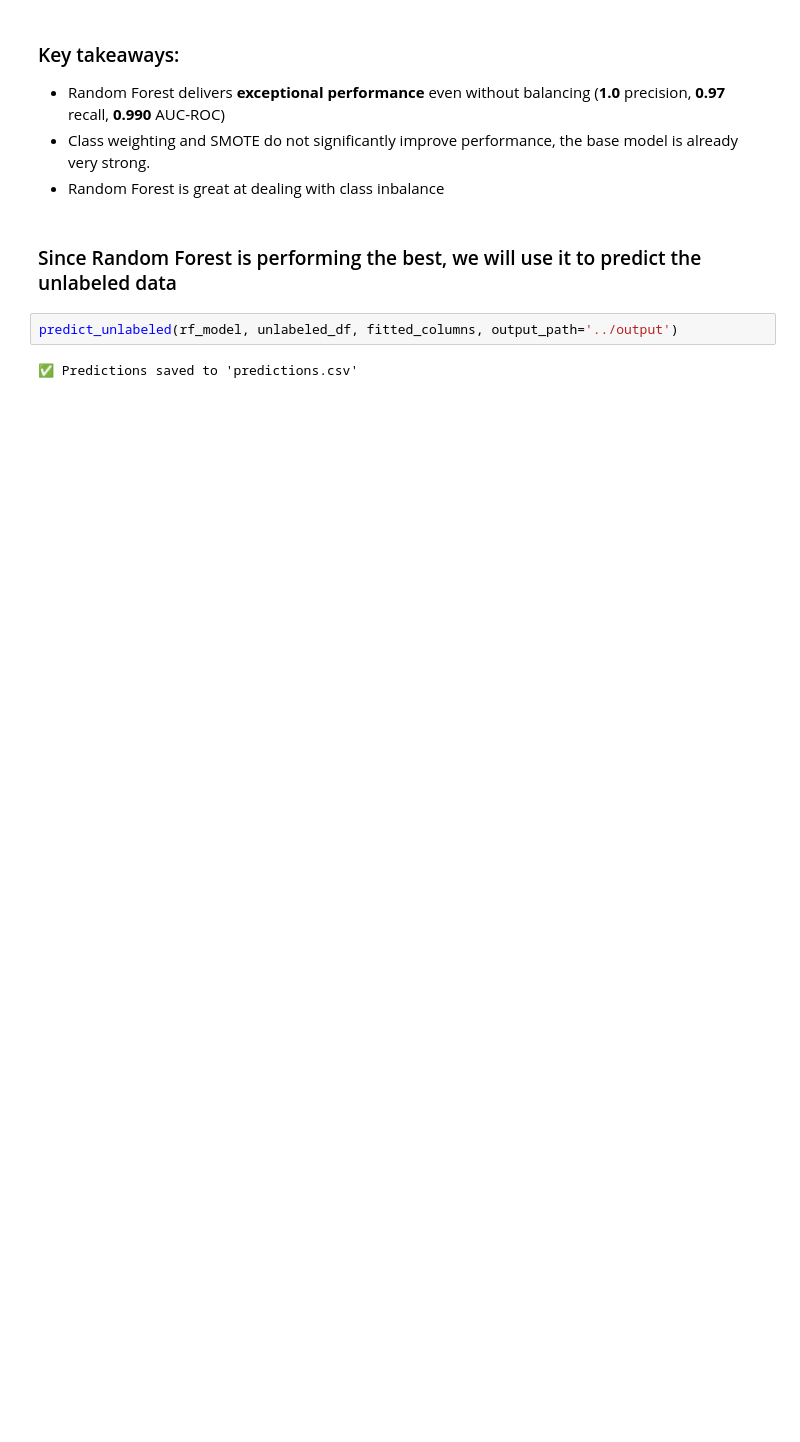
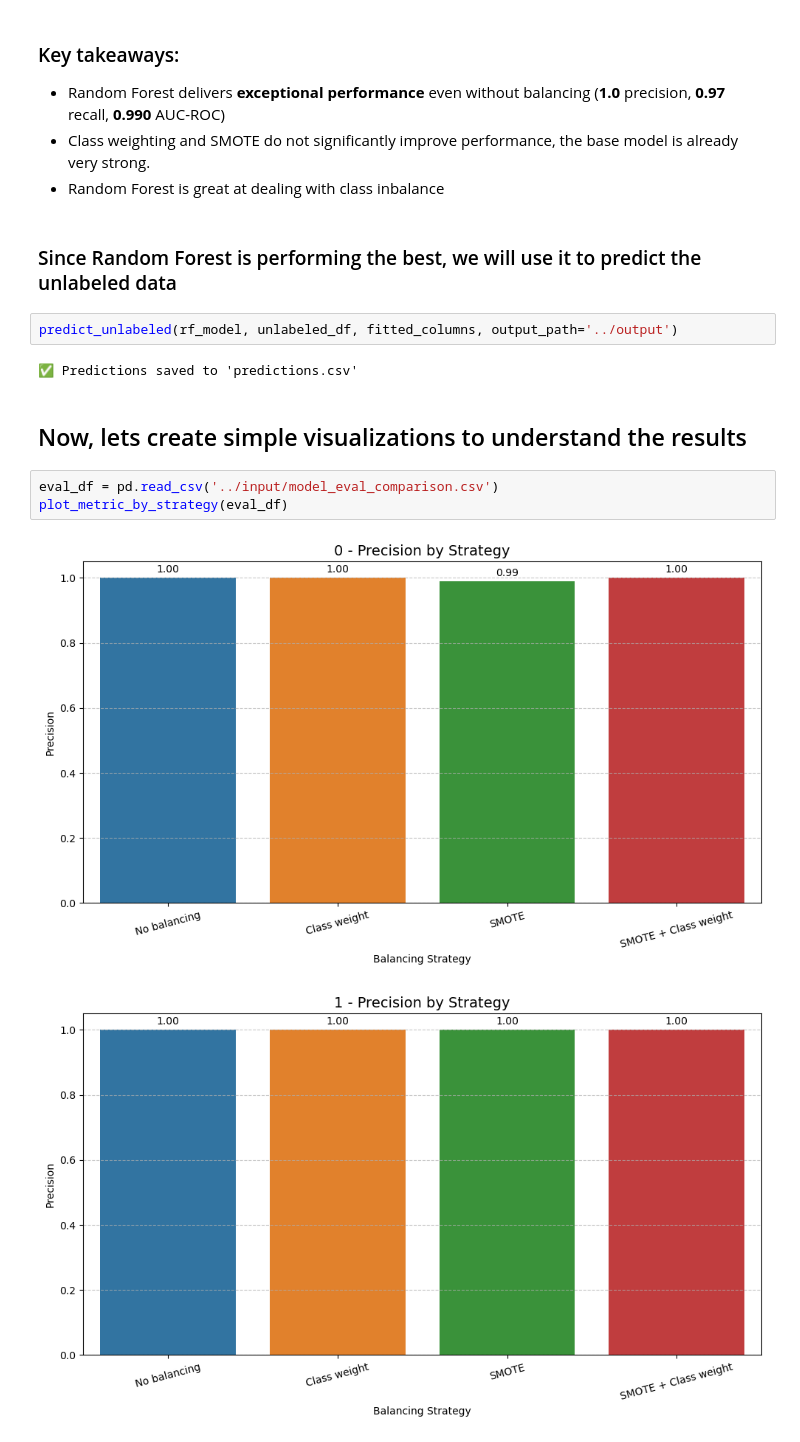
Before and after one commit to diegodoc/pokemon-detective-ml-project, a Jupyter notebook: notebooks/Model Building.ipynb, the cells around one changed output. Drawn from its saved outputs; the diff is of its cells as text; blank space fills up the shorter version.

```diff
--- a/notebooks/Model Building.ipynb
+++ b/notebooks/Model Building.ipynb
@@ -339,3 +363,11 @@ Mean CV AUC-ROC: 0.997 (+/- 0.003)
 predict_unlabeled(rf_model, unlabeled_df, fitted_columns, output_path='../output')
 # %% [output]
 ✅ Predictions saved to 'predictions.csv'
+# %% [markdown]
+## Now, lets create simple visualizations to understand the results
+# %%
+eval_df = pd.read_csv('../input/model_eval_comparison.csv')
+plot_metric_by_strategy(eval_df)
+# %% [output]
+[figure, added]
+[figure, added]
```
Also changed, not shown: parts of 14 cells of this notebook, 3 other files.
